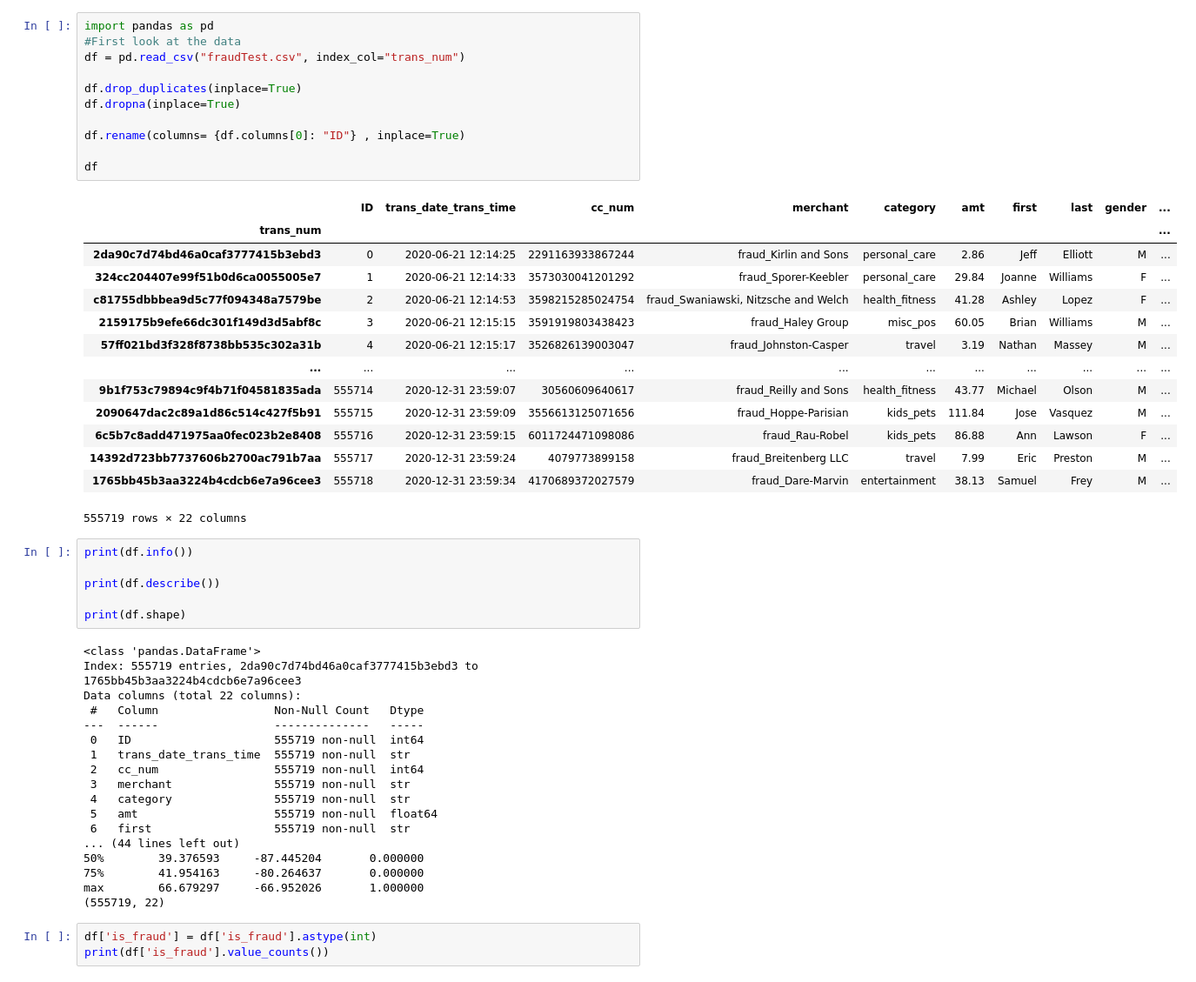
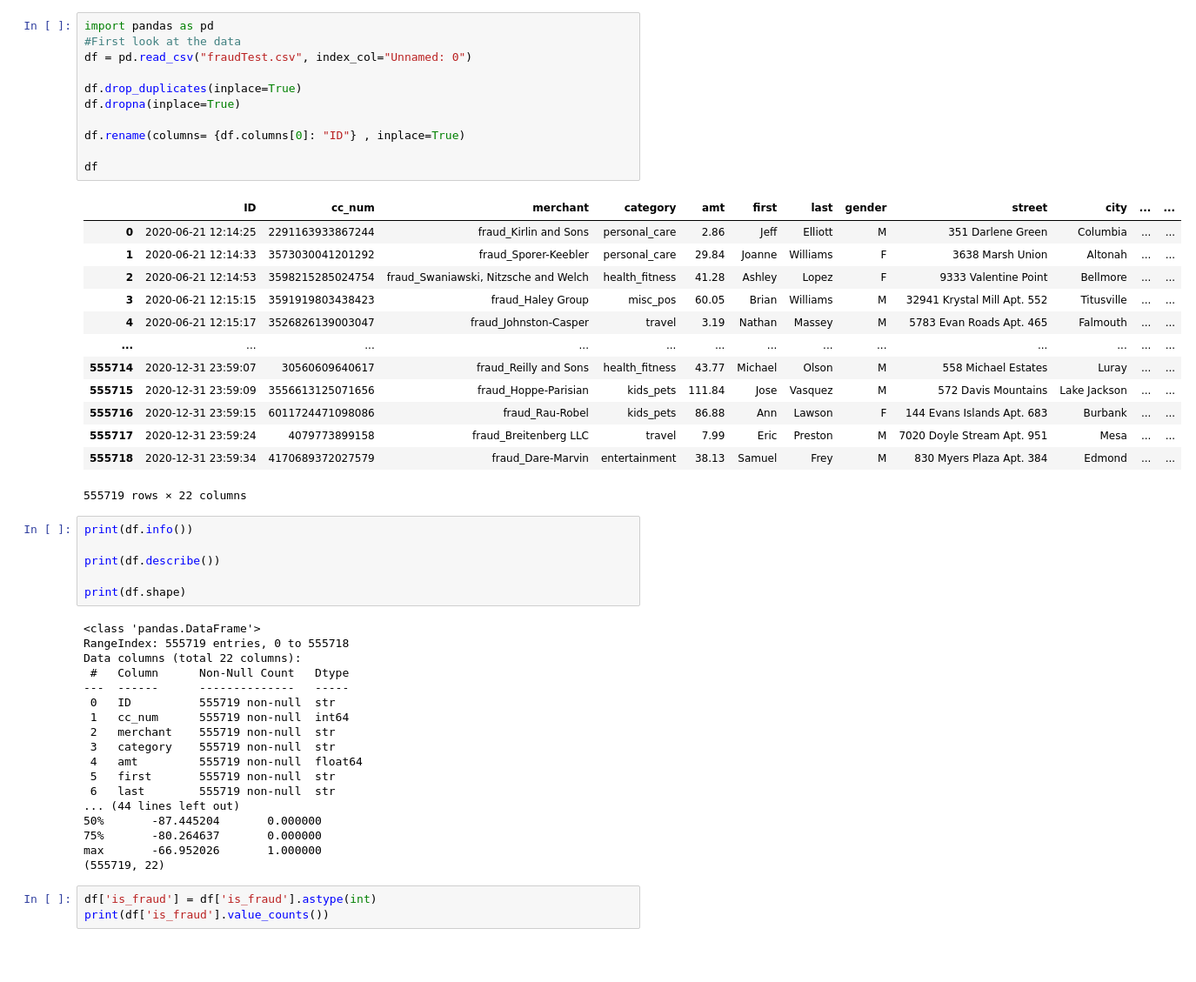
Before and after one commit to Oli-George/Machine-Learning, a Jupyter notebook: main.ipynb, the cells around one changed output. Shown at 87% size. Cells and saved outputs as stored; diff of their text form; blank space fills up the shorter version.

```diff
--- a/main.ipynb
+++ b/main.ipynb
@@ -1,28 +1,27 @@
 # %%
 import pandas as pd
 #First look at the data
-df = pd.read_csv("fraudTest.csv", index_col="trans_num")
+df = pd.read_csv("fraudTest.csv", index_col="Unnamed: 0")
 
 df.drop_duplicates(inplace=True)
 df.dropna(inplace=True)
 
 df.rename(columns= {df.columns[0]: "ID"} , inplace=True)
 
 df
 # %% [output]
-|  | ID | trans_date_trans_time | cc_num | merchant | category | amt | first | last | gender | ... |
-| trans_num |  |  |  |  |  |  |  |  |  | ... |
-| 2da90c7d74bd46a0caf3777415b3ebd3 | 0 | 2020-06-21 12:14:25 | 2291163933867244 | fraud_Kirlin and Sons | personal_care | 2.86 | Jeff | Elliott | M | ... |
-| 324cc204407e99f51b0d6ca0055005e7 | 1 | 2020-06-21 12:14:33 | 3573030041201292 | fraud_Sporer-Keebler | personal_care | 29.84 | Joanne | Williams | F | ... |
-| c81755dbbbea9d5c77f094348a7579be | 2 | 2020-06-21 12:14:53 | 3598215285024754 | fraud_Swaniawski, Nitzsche and Welch | health_fitness | 41.28 | Ashley | Lopez | F | ... |
-| 2159175b9efe66dc301f149d3d5abf8c | 3 | 2020-06-21 12:15:15 | 3591919803438423 | fraud_Haley Group | misc_pos | 60.05 | Brian | Williams | M | ... |
-| 57ff021bd3f328f8738bb535c302a31b | 4 | 2020-06-21 12:15:17 | 3526826139003047 | fraud_Johnston-Casper | travel | 3.19 | Nathan | Massey | M | ... |
-| ... | ... | ... | ... | ... | ... | ... | ... | ... | ... | ... |
-| 9b1f753c79894c9f4b71f04581835ada | 555714 | 2020-12-31 23:59:07 | 30560609640617 | fraud_Reilly and Sons | health_fitness | 43.77 | Michael | Olson | M | ... |
-| 2090647dac2c89a1d86c514c427f5b91 | 555715 | 2020-12-31 23:59:09 | 3556613125071656 | fraud_Hoppe-Parisian | kids_pets | 111.84 | Jose | Vasquez | M | ... |
-| 6c5b7c8add471975aa0fec023b2e8408 | 555716 | 2020-12-31 23:59:15 | 6011724471098086 | fraud_Rau-Robel | kids_pets | 86.88 | Ann | Lawson | F | ... |
-| 14392d723bb7737606b2700ac791b7aa | 555717 | 2020-12-31 23:59:24 | 4079773899158 | fraud_Breitenberg LLC | travel | 7.99 | Eric | Preston | M | ... |
-| 1765bb45b3aa3224b4cdcb6e7a96cee3 | 555718 | 2020-12-31 23:59:34 | 4170689372027579 | fraud_Dare-Marvin | entertainment | 38.13 | Samuel | Frey | M | ... |
+|  | ID | cc_num | merchant | category | amt | first | last | gender | street | city | ... | ... |
+| 0 | 2020-06-21 12:14:25 | 2291163933867244 | fraud_Kirlin and Sons | personal_care | 2.86 | Jeff | Elliott | M | 351 Darlene Green | Columbia | ... | ... |
+| 1 | 2020-06-21 12:14:33 | 3573030041201292 | fraud_Sporer-Keebler | personal_care | 29.84 | Joanne | Williams | F | 3638 Marsh Union | Altonah | ... | ... |
+| 2 | 2020-06-21 12:14:53 | 3598215285024754 | fraud_Swaniawski, Nitzsche and Welch | health_fitness | 41.28 | Ashley | Lopez | F | 9333 Valentine Point | Bellmore | ... | ... |
+| 3 | 2020-06-21 12:15:15 | 3591919803438423 | fraud_Haley Group | misc_pos | 60.05 | Brian | Williams | M | 32941 Krystal Mill Apt. 552 | Titusville | ... | ... |
+| 4 | 2020-06-21 12:15:17 | 3526826139003047 | fraud_Johnston-Casper | travel | 3.19 | Nathan | Massey | M | 5783 Evan Roads Apt. 465 | Falmouth | ... | ... |
+| ... | ... | ... | ... | ... | ... | ... | ... | ... | ... | ... | ... | ... |
+| 555714 | 2020-12-31 23:59:07 | 30560609640617 | fraud_Reilly and Sons | health_fitness | 43.77 | Michael | Olson | M | 558 Michael Estates | Luray | ... | ... |
+| 555715 | 2020-12-31 23:59:09 | 3556613125071656 | fraud_Hoppe-Parisian | kids_pets | 111.84 | Jose | Vasquez | M | 572 Davis Mountains | Lake Jackson | ... | ... |
+| 555716 | 2020-12-31 23:59:15 | 6011724471098086 | fraud_Rau-Robel | kids_pets | 86.88 | Ann | Lawson | F | 144 Evans Islands Apt. 683 | Burbank | ... | ... |
+| 555717 | 2020-12-31 23:59:24 | 4079773899158 | fraud_Breitenberg LLC | travel | 7.99 | Eric | Preston | M | 7020 Doyle Stream Apt. 951 | Mesa | ... | ... |
+| 555718 | 2020-12-31 23:59:34 | 4170689372027579 | fraud_Dare-Marvin | entertainment | 38.13 | Samuel | Frey | M | 830 Myers Plaza Apt. 384 | Edmond | ... | ... |
 555719 rows × 22 columns
 # %%
 print(df.info())
@@ -32,21 +31,21 @@ print(df.describe())
 print(df.shape)
 # %% [output]
 <class 'pandas.DataFrame'>
-Index: 555719 entries, 2da90c7d74bd46a0caf3777415b3ebd3 to 1765bb45b3aa3224b4cdcb6e7a96cee3
+RangeIndex: 555719 entries, 0 to 555718
 Data columns (total 22 columns):
- #   Column                 Non-Null Count   Dtype
----  ------                 --------------   -----
- 0   ID                     555719 non-null  int64
- 1   trans_date_trans_time  555719 non-null  str
- 2   cc_num                 555719 non-null  int64
- 3   merchant               555719 non-null  str
- 4   category               555719 non-null  str
- 5   amt                    555719 non-null  float64
- 6   first                  555719 non-null  str
+ #   Column      Non-Null Count   Dtype
+---  ------      --------------   -----
+ 0   ID          555719 non-null  str
+ 1   cc_num      555719 non-null  int64
+ 2   merchant    555719 non-null  str
+ 3   category    555719 non-null  str
+ 4   amt         555719 non-null  float64
+ 5   first       555719 non-null  str
+ 6   last        555719 non-null  str
 ... (44 lines left out)
-50%        39.376593     -87.445204       0.000000
-75%        41.954163     -80.264637       0.000000
-max        66.679297     -66.952026       1.000000
+50%       -87.445204       0.000000
+75%       -80.264637       0.000000
+max       -66.952026       1.000000
 (555719, 22)
 # %%
 df['is_fraud'] = df['is_fraud'].astype(int)
```
Also changed, not shown: parts of 2 cells of this notebook.
